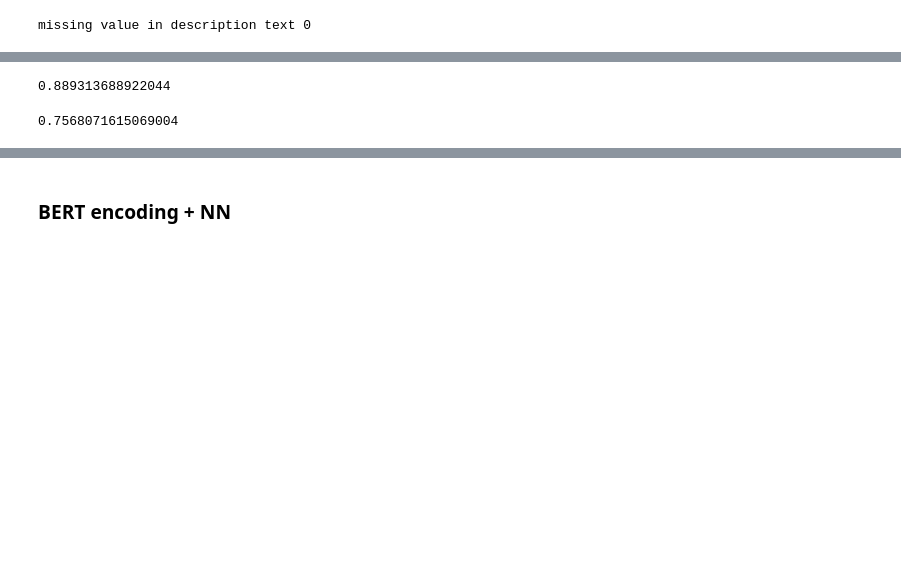
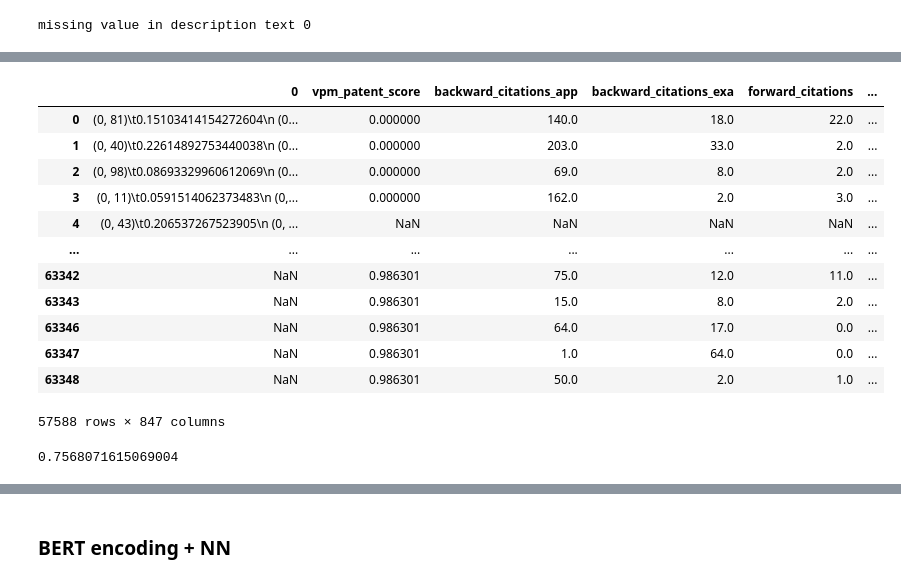
Before and after one commit to CS-433/ml-project-2-svm, a Jupyter notebook: main.ipynb, the cells around one changed output, grey strips where cells are left out. Saved outputs shown, nothing was run; the diff lists cells and outputs as text; code cells hidden in the pictures; blank space fills up the shorter version.

```diff
--- a/main.ipynb
+++ b/main.ipynb
@@ -61,10 +81,6 @@ df_columns_dropped = df_columns_dropped.drop(['f0_', 'centrality', 'similarity']
 text = df_columns_dropped[['abstract', 'description_text']] # putting them aside for later
 df_columns_dropped.drop(['abstract', 'description_text'], axis=1, inplace=True)
 # %%
-print(f'missing values = {df_columns_dropped.isna().sum().sum()} ')# some missin values
-df_no_missing = df_columns_dropped.fillna(df_columns_dropped.mean()).copy()
-print(f'missing values after filling= {df_no_missing.isna().sum().sum()} ')
-
 # extracting what we'll try to predict
-y = df_no_missing['commercialized']
-df_no_missing.drop('commercialized', axis= 1, inplace=True)
+y = df_columns_dropped['commercialized']
+df_columns_dropped.drop('commercialized', axis= 1, inplace=True)
@@ -74,5 +87,5 @@ missing values after filling= 0
 # %%
-# dropping columns where all the value are the same (min = max) they would be zero if I apply min max rescaling
-min_eq_max = df_no_missing.columns[df_no_missing.min() == df_no_missing.max()].to_list()
-print(f'column with all same values: {min_eq_max}')
-df_clean = df_no_missing.drop(min_eq_max, axis=1)
+# dropping columns where all the value are the same (only one unique value) they would be zero if I apply min max rescaling
+nunique = df_columns_dropped.nunique()
+cols_to_drop = nunique[nunique == 1].index
+df_clean = df_columns_dropped.drop(cols_to_drop, axis=1)
@@ -90,0 +316,20 @@ X_test_scaled = scaler.transform(X_test)
+# %%
+vec = TfidfVectorizer(max_features = 100)
+X_train_only_text = X_train[['abstract', 'description_text']]
+X_train_transformed = vec.fit_transform(X_train_only_text['abstract'])
+# %%
+pd.concat([pd.DataFrame(X_train_transformed), X_train], axis=1)
+# %% [output]
+|  | 0 | vpm_patent_score | backward_citations_app | backward_citations_exa | forward_citations | ... |
+| 0 | (0, 81)\t0.15103414154272604\n (0... | 0.000000 | 140.0 | 18.0 | 22.0 | ... |
+| 1 | (0, 40)\t0.22614892753440038\n (0... | 0.000000 | 203.0 | 33.0 | 2.0 | ... |
+| 2 | (0, 98)\t0.08693329960612069\n (0... | 0.000000 | 69.0 | 8.0 | 2.0 | ... |
+| 3 | (0, 11)\t0.0591514062373483\n (0,... | 0.000000 | 162.0 | 2.0 | 3.0 | ... |
+| 4 | (0, 43)\t0.206537267523905\n (0, ... | NaN | NaN | NaN | NaN | ... |
+| ... | ... | ... | ... | ... | ... | ... |
+| 63342 | NaN | 0.986301 | 75.0 | 12.0 | 11.0 | ... |
+| 63343 | NaN | 0.986301 | 15.0 | 8.0 | 2.0 | ... |
+| 63346 | NaN | 0.986301 | 64.0 | 17.0 | 0.0 | ... |
+| 63347 | NaN | 0.986301 | 1.0 | 64.0 | 0.0 | ... |
+| 63348 | NaN | 0.986301 | 50.0 | 2.0 | 1.0 | ... |
+57588 rows × 847 columns
@@ -91,7 +354,7 @@ X_test_scaled = scaler.transform(X_test)
 # %%
-# without considering the text
+# with abstract and text description vectorized
 
-clf = LogisticRegression(random_state=0, max_iter=2000).fit(X_train_scaled, y_train)
+clf = LogisticRegression(random_state=0, max_iter=1000).fit(X_train_scaled, y_train)
 clf.score(X_test_scaled, y_test)  # accuracy
 # %% [output]
-0.889313688922044
+0.7568071615069004
@@ -122,7 +360,0 @@ X_test_scaled = scaler.transform(X_test_de)
-# %%
-# with abstract and text description vectorized
-
-clf = LogisticRegression(random_state=0, max_iter=3000).fit(X_train_scaled, y_train)
-clf.score(X_test_scaled, y_test)  # accuracy
-# %% [output]
-0.7568071615069004
```
Also changed, not shown: parts of 24 cells of this notebook.
